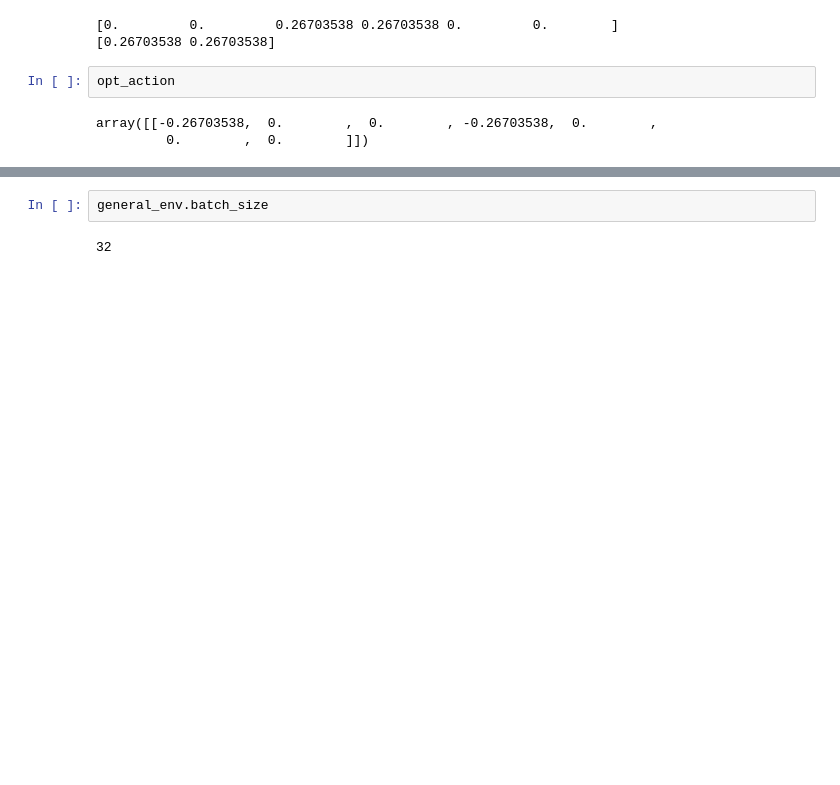
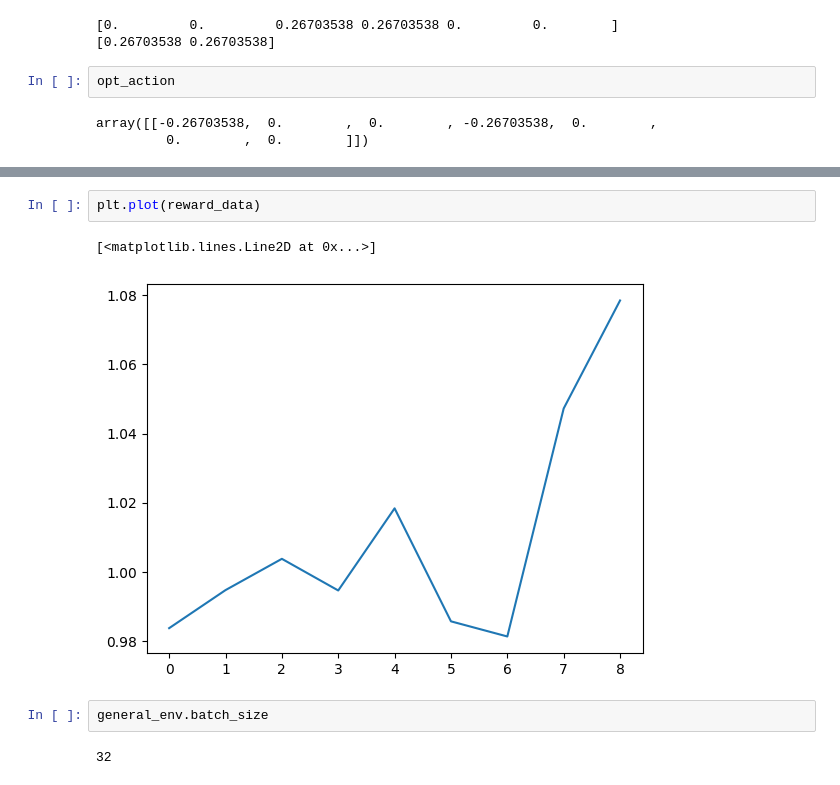
Before and after one commit to arthurostrauss/Quantum_Optimal_Control, a Jupyter notebook: gate_level/spillover_noise_use_case/generic_spillover/sixth_reference_notebook.ipynb, the cells around one changed output, grey strips where cells are left out. Drawn from its saved outputs; the diff is of its cells as text; blank space fills up the shorter version.

```diff
--- a/gate_level/spillover_noise_use_case/generic_spillover/sixth_reference_notebook.ipynb
+++ b/gate_level/spillover_noise_use_case/generic_spillover/sixth_reference_notebook.ipynb
@@ -490,3 +492,8 @@ Found parameters: [0.27052567 0.27052504], in radians: [0.08611 0.08611]
+# %%
+plt.plot(reward_data)
+# %% [output]
+[<matplotlib.lines.Line2D at 0x...>]
+[figure, added]
 # %%
 general_env.batch_size
 # %% [output]
```
Also changed, not shown: parts of 16 cells of this notebook, 4 other files.
